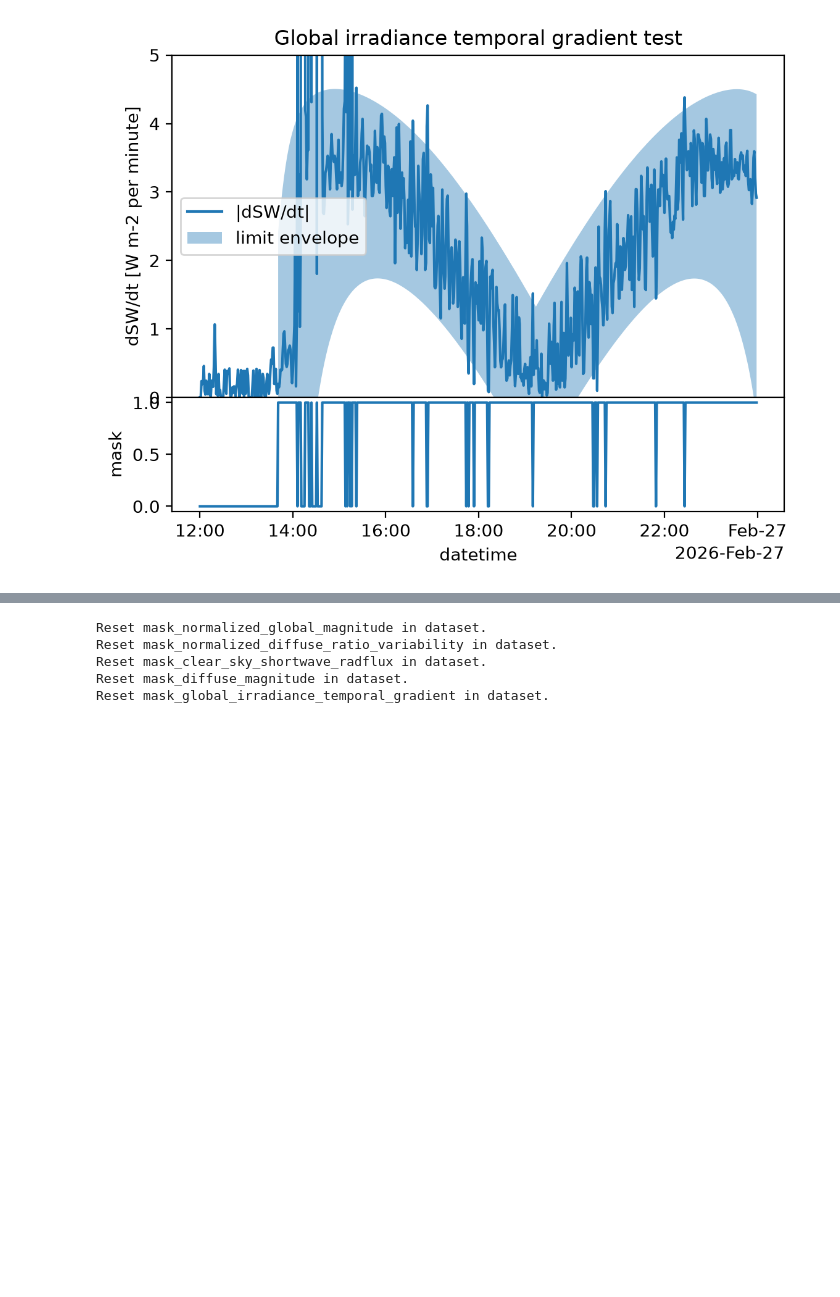
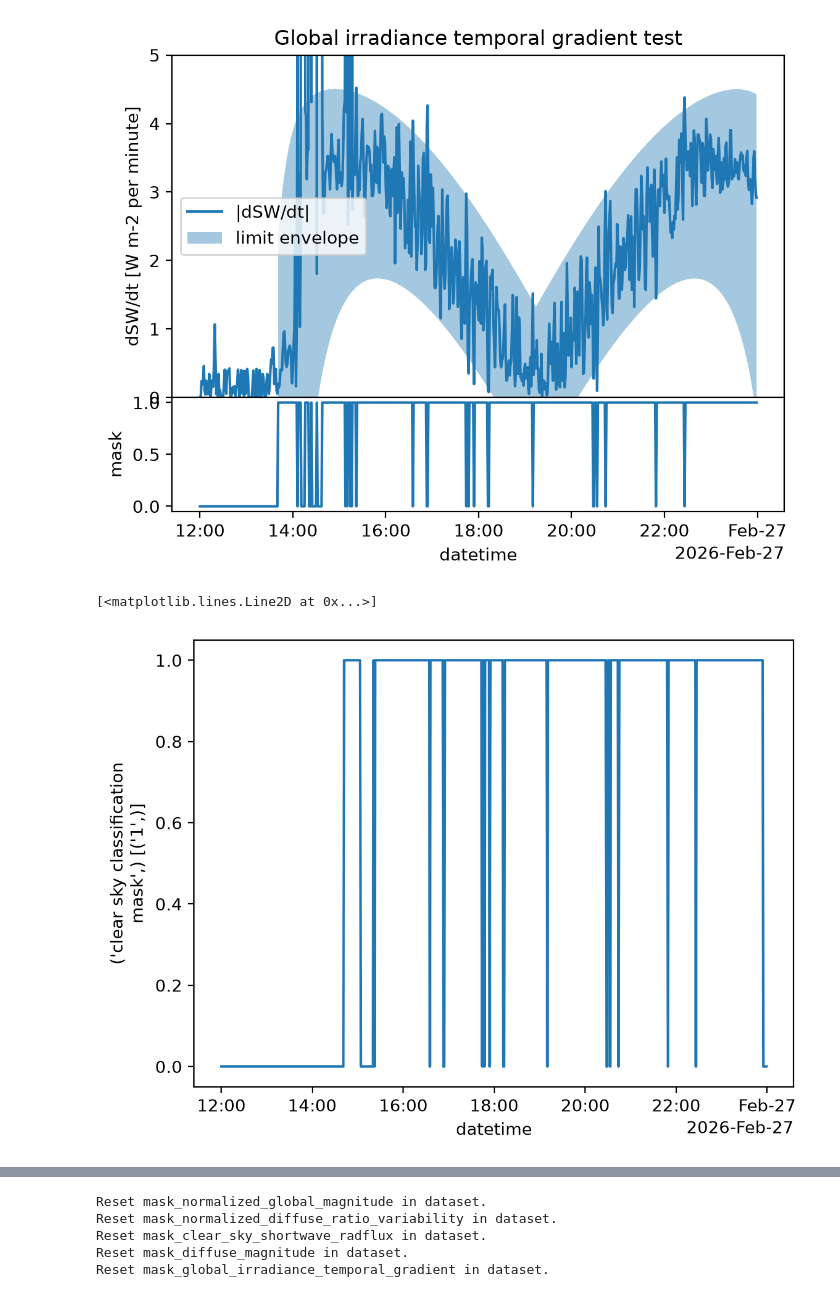
Before and after one commit to hagne/atm-py, a Jupyter notebook: examples/radiation/radflux/radflux.ipynb, the cells around one changed output, grey strips where cells are left out. Drawn from its saved outputs; the diff is of its cells as text; code cells hidden in the pictures; blank space fills up the shorter version.

```diff
--- a/examples/radiation/radflux/radflux.ipynb
+++ b/examples/radiation/radflux/radflux.ipynb
@@ -181,3 +192,8 @@ a.set_ylim(0,5)
 # %% [output]
 (0.0, 5.0)
 [figure]
+# %%
+self.mask_clear_sky_radflux.plot()
+# %% [output]
+[<matplotlib.lines.Line2D at 0x...>]
+[figure, added]
```
Also changed, not shown: parts of 8 cells of this notebook, 1 other file.
